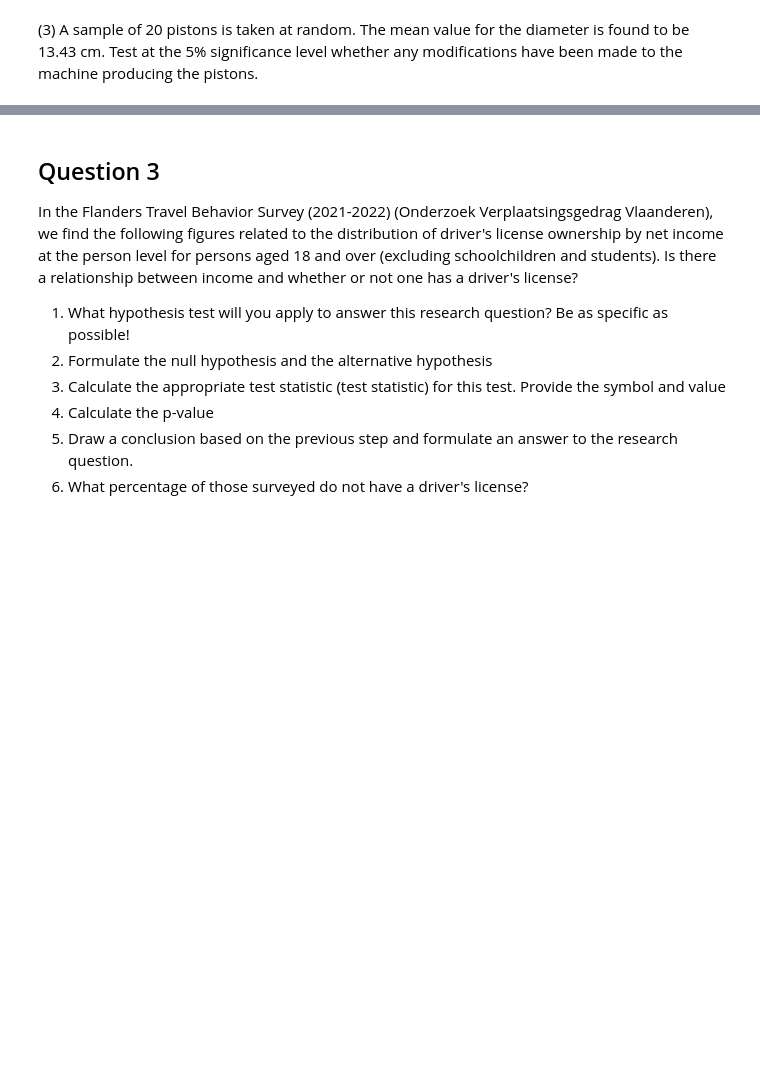
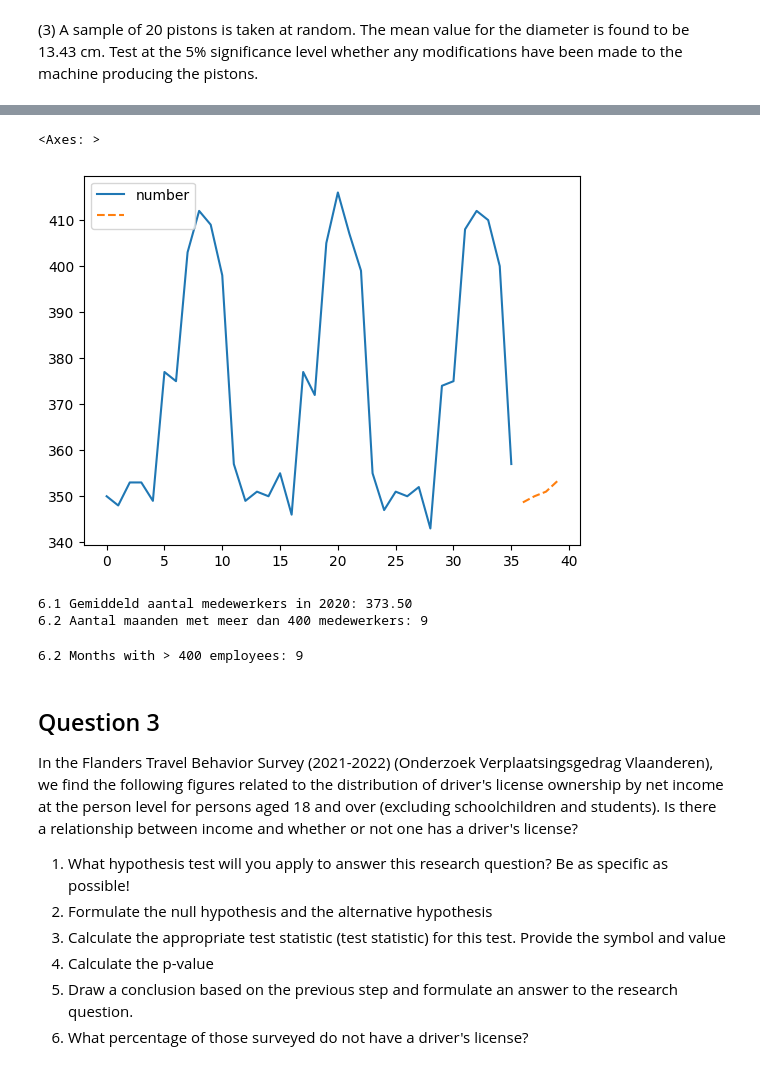
Before and after one commit to Seppevo/dsai-labs, a Jupyter notebook: RepeatExercises/DSAI_Sample_Exam_2026.ipynb, the cells around one changed output, grey strips where cells are left out. Drawn from its saved outputs; the diff is of its cells as text; code cells hidden in the pictures; blank space fills up the shorter version.

```diff
--- a/RepeatExercises/DSAI_Sample_Exam_2026.ipynb
+++ b/RepeatExercises/DSAI_Sample_Exam_2026.ipynb
@@ -68,4 +121,15 @@ dfemployees = pd.DataFrame(data={
 # %%
 # 4. Make a forecast for the first four months of the next year using the most appropriate method. Explain why you chose this method.
+from statsmodels.tsa.holtwinters import ExponentialSmoothing
+
+data = ExponentialSmoothing(dfemployees['number'], seasonal='add', seasonal_periods=12)
+model = data.fit()
+
+forecast = model.forecast(4)
 # %%
 # 5. Make a plot including the forecast.
+dfemployees['number'].plot(legend=True)
+forecast.plot(legend=True,linestyle='--')
+# %% [output]
+<Axes: >
+[figure, added]
@@ -75,5 +136,27 @@ dfemployees = pd.DataFrame(data={
+# %%
+# 6. Make the following calculations
+# - 6.1 Calculate the average number of employees in 2020
+# 1. Zorg dat de datumindex goed staat
+dfemployees['recording_date'] = pd.to_datetime(dfemployees['recording_date'])
+dfemployees.set_index('recording_date', inplace=True)
+
+# 2. Bereken het gemiddelde over 2020
+# Nu we een echte DatetimeIndex hebben, werkt .loc['2020'] wel
+avg_2020 = dfemployees.loc['2020']['number'].mean()
+print(f"6.1 Gemiddeld aantal medewerkers in 2020: {avg_2020:.2f}")
+
+# 3. Aantal maanden met meer dan 400 medewerkers
+months_gt_400 = (dfemployees['number'] > 400).sum()
+print(f"6.2 Aantal maanden met meer dan 400 medewerkers: {months_gt_400}")
+# %% [output]
+6.1 Gemiddeld aantal medewerkers in 2020: 373.50
+6.2 Aantal maanden met meer dan 400 medewerkers: 9
 # %%
 # - 6.2 How many months did the company have more than 400 employees?
+months_gt_400 = (dfemployees['number'] > 400).sum()
+print(f"6.2 Months with > 400 employees: {months_gt_400}")
+# %% [output]
+6.2 Months with > 400 employees: 9
 # %% [markdown]
 ## Question 3
 
```
Also changed, not shown: parts of 23 cells of this notebook, 1 other file.
